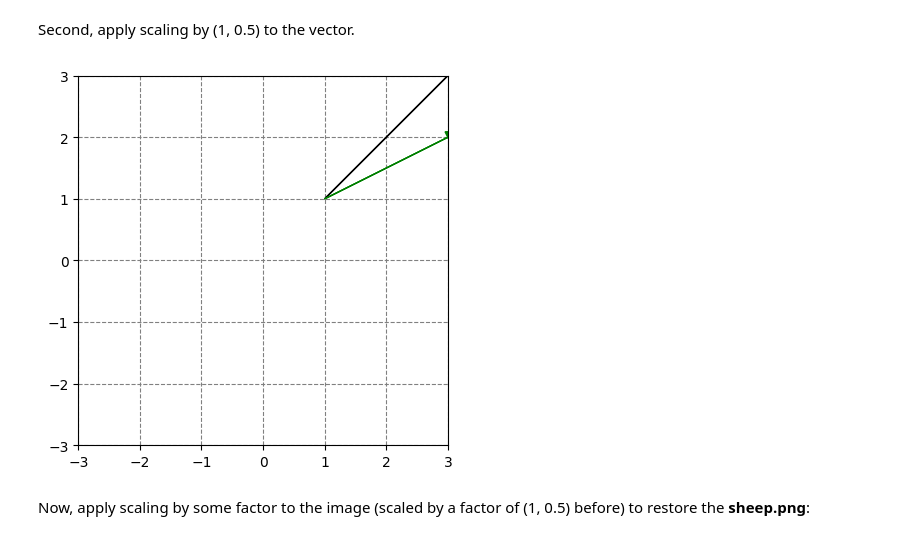
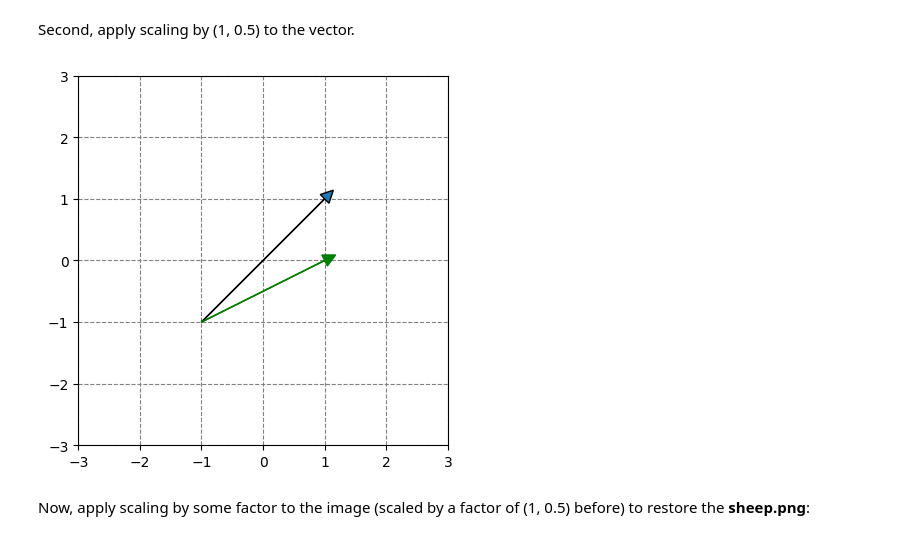
Before and after one commit to DanyaBykov/LA_Lab1, a Jupyter notebook: LA_Lab_1_template_2025.ipynb, the cells around one changed output. Saved outputs shown, nothing was run; the diff lists cells and outputs as text; code cells hidden in the pictures.

```diff
--- a/LA_Lab_1_template_2025.ipynb
+++ b/LA_Lab_1_template_2025.ipynb
@@ -120,26 +120,26 @@ Second, apply scaling by (1, 0.5) to the vector.
 # %%
 # Apply scaling to the vector AB1 to achieve vector AB2
 
 ##### YOUR CODE STARTS #####
-A = np.array([1, 1])
+A = np.array([-1, -1])
 B1 = np.array([2, 2])
 B2 = np.dot(M2, B1)
 ##### YOUR CODE ENDS #####
 
 ax = plt.axes()
 
 ax.arrow(A[0], A[1], B1[0], B1[1], head_width=0.2, head_length=0.2)
 ax.arrow(A[0], A[1], B2[0], B2[1], head_width=0.2, head_length=0.2, color='green')
 plt.ylim(-3,3)
 plt.xlim(-3,3)
 
 ax.set_axisbelow(True)
 plt.grid(color='gray', linestyle='dashed')
 plt.gca().set_aspect('equal', adjustable='box')
 
 plt.show()
 # %% [output]
-[figure, old version]
+[figure, new version]
 # %% [markdown]
 Now, apply scaling by some factor to the image (scaled by a factor of (1, 0.5) before) to restore the **sheep.png**:
 # %%
```
Also changed, not shown: parts of 22 cells of this notebook, 1 other file.
